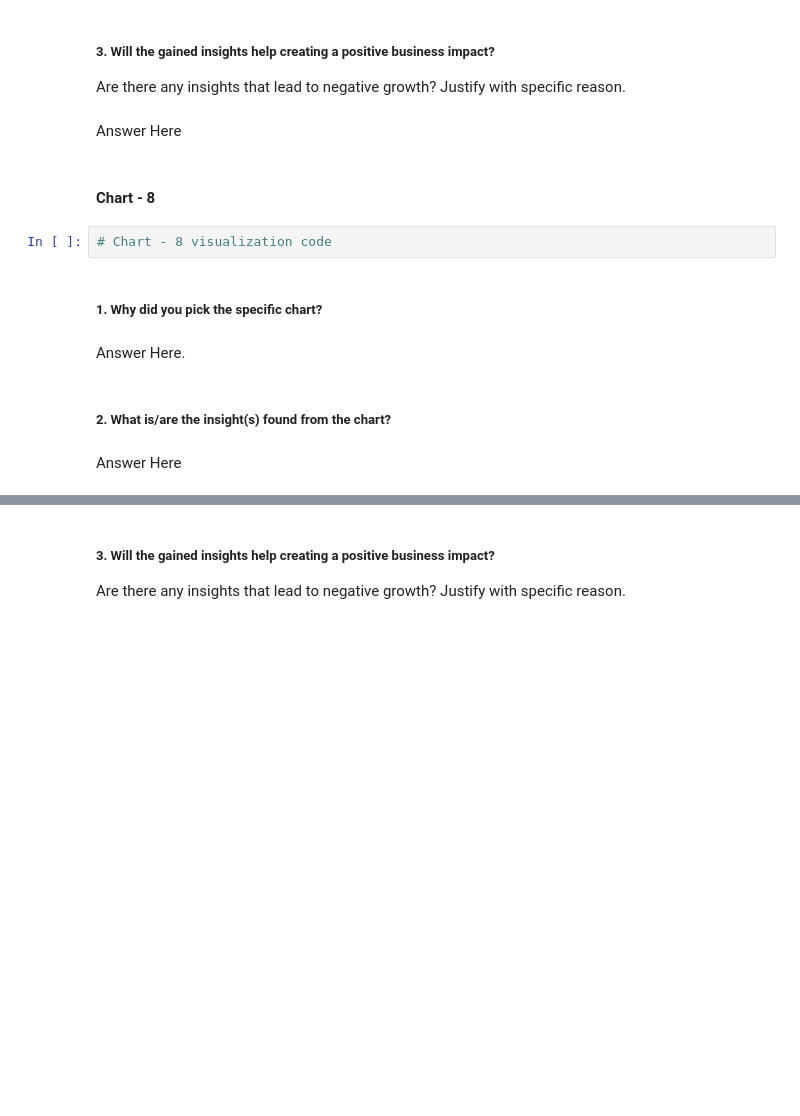
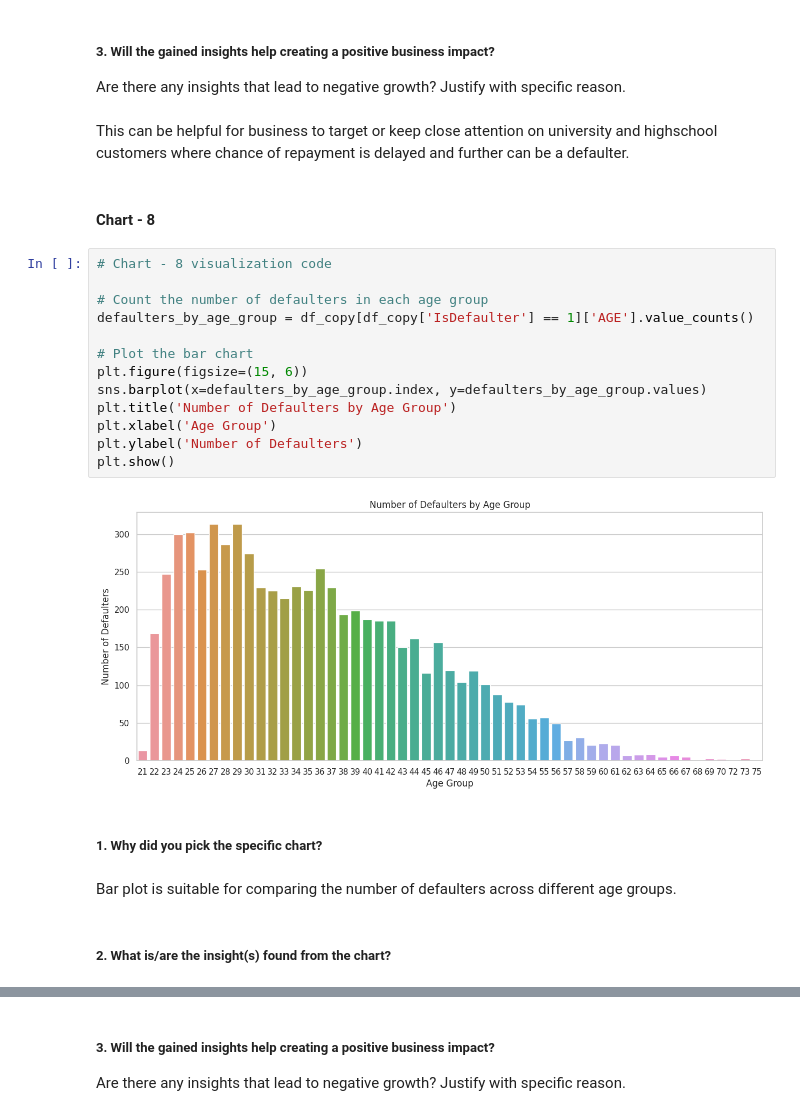
Before and after one commit to subhashsomarouthu/Credit_Card_Default_Prediction, a Jupyter notebook: Credit_Card_Default_Prediction.ipynb, the cells around one changed output, grey strips where cells are left out. Cells and saved outputs as stored; diff of their text form; blank space fills up the shorter version.

```diff
--- a/Credit_Card_Default_Prediction.ipynb
+++ b/Credit_Card_Default_Prediction.ipynb
@@ -666,17 +723,28 @@ Answer Here
 # %% [markdown]
 ##### 3. Will the gained insights help creating a positive business impact?
 Are there any insights that lead to negative growth? Justify with specific reason.
-# %% [markdown]
-Answer Here
+# %% [markdown]
+This can be helpful for business to target or keep close attention on university and highschool customers where chance of repayment is delayed and further can be a defaulter.
 # %% [markdown]
 #### Chart - 8
-# %%
-# Chart - 8 visualization code
+# %%
+# Chart - 8 visualization code
+
+# Count the number of defaulters in each age group
+defaulters_by_age_group = df_copy[df_copy['IsDefaulter'] == 1]['AGE'].value_counts()
+
+# Plot the bar chart
+plt.figure(figsize=(15, 6))
+sns.barplot(x=defaulters_by_age_group.index, y=defaulters_by_age_group.values)
+plt.title('Number of Defaulters by Age Group')
+plt.xlabel('Age Group')
+plt.ylabel('Number of Defaulters')
+plt.show()
+# %% [output]
+[figure, added]
 # %% [markdown]
 ##### 1. Why did you pick the specific chart?
-# %% [markdown]
-Answer Here.
+# %% [markdown]
+ Bar plot is suitable for comparing the number of defaulters across different age groups.
 # %% [markdown]
 ##### 2. What is/are the insight(s) found from the chart?
-# %% [markdown]
-Answer Here
```
Also changed, not shown: parts of 52 cells of this notebook.
